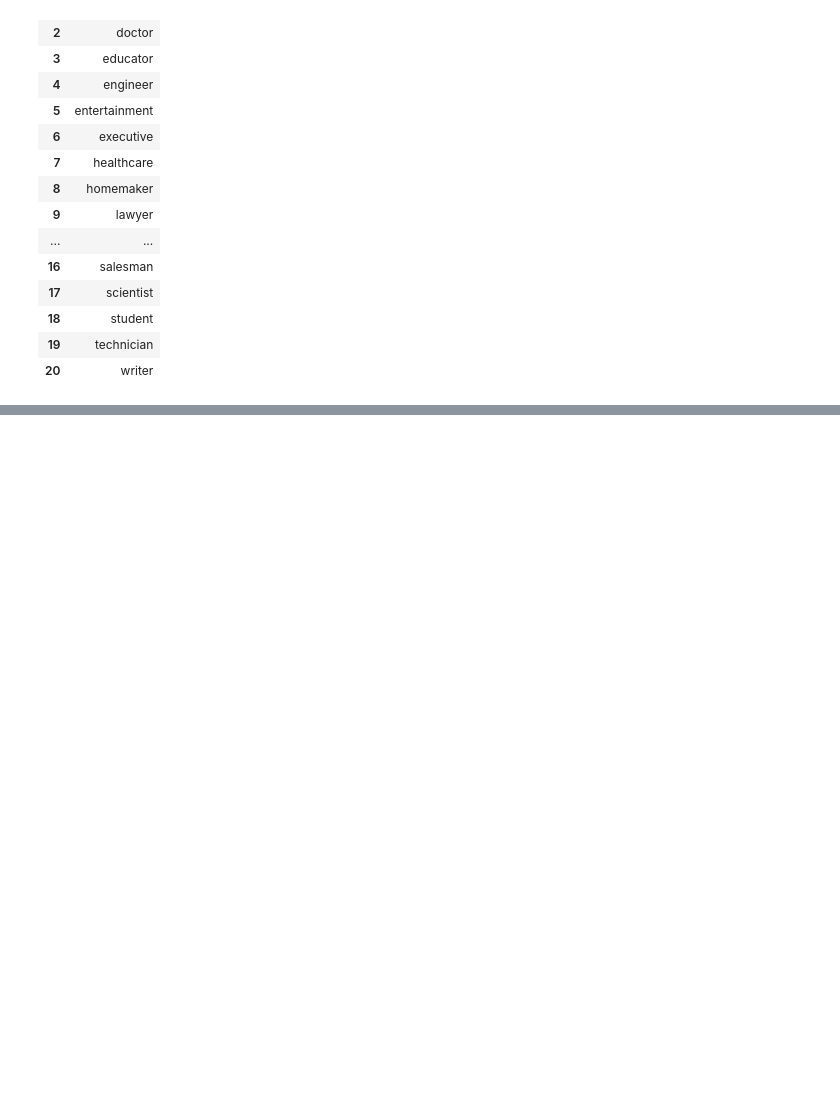
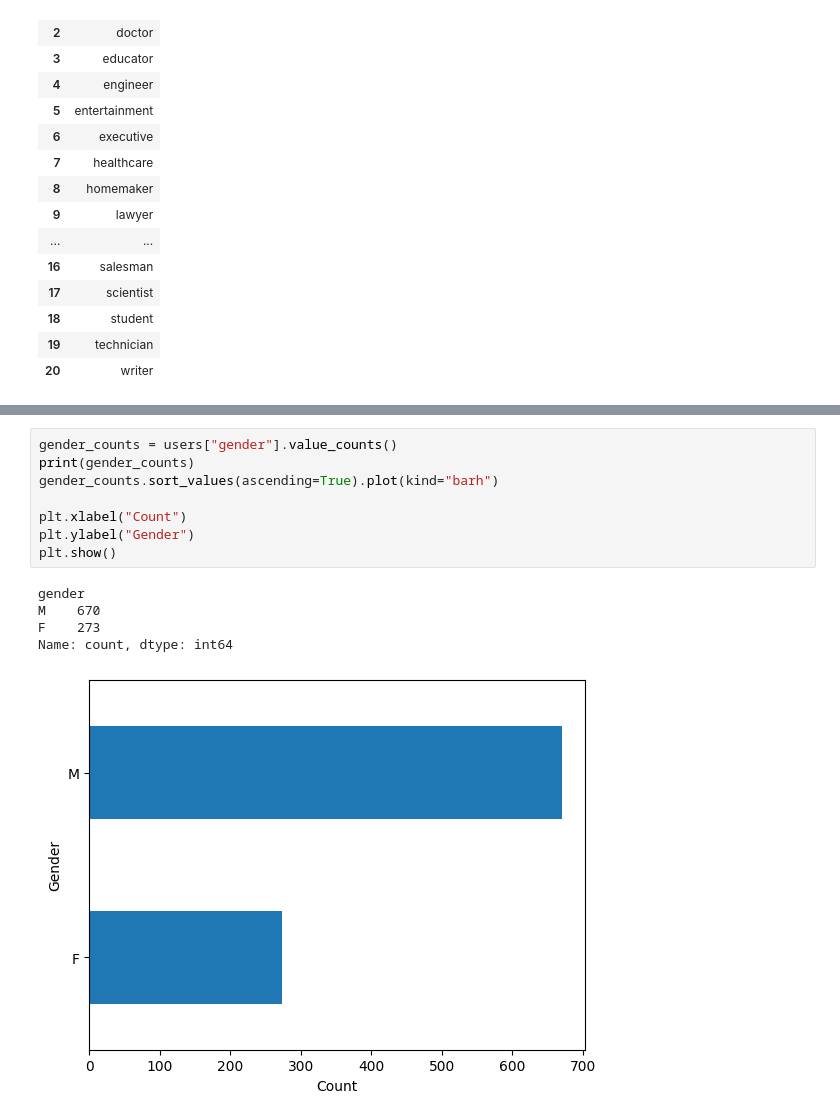
Before and after one commit to thanhbach0904/WebMining-RecSys-20251, a Jupyter notebook: notebooks/eda.ipynb, the cells around one changed output, grey strips where cells are left out. Drawn from its saved outputs; the diff is of its cells as text; blank space fills up the shorter version.

```diff
--- a/notebooks/eda.ipynb
+++ b/notebooks/eda.ipynb
@@ -281,3 +281,17 @@ users
 | 941 | 942 | 48 | F | librarian | 78209 |
 | 942 | 943 | 22 | M | student | 77841 |
 943 rows × 5 columns
+# %%
+gender_counts = users["gender"].value_counts()
+print(gender_counts)
+gender_counts.sort_values(ascending=True).plot(kind="barh")
+
+plt.xlabel("Count")
+plt.ylabel("Gender")
+plt.show()
+# %% [output]
+gender
+M    670
+F    273
+Name: count, dtype: int64
+[figure, added]
```
Also changed, not shown: parts of 4 cells of this notebook.
